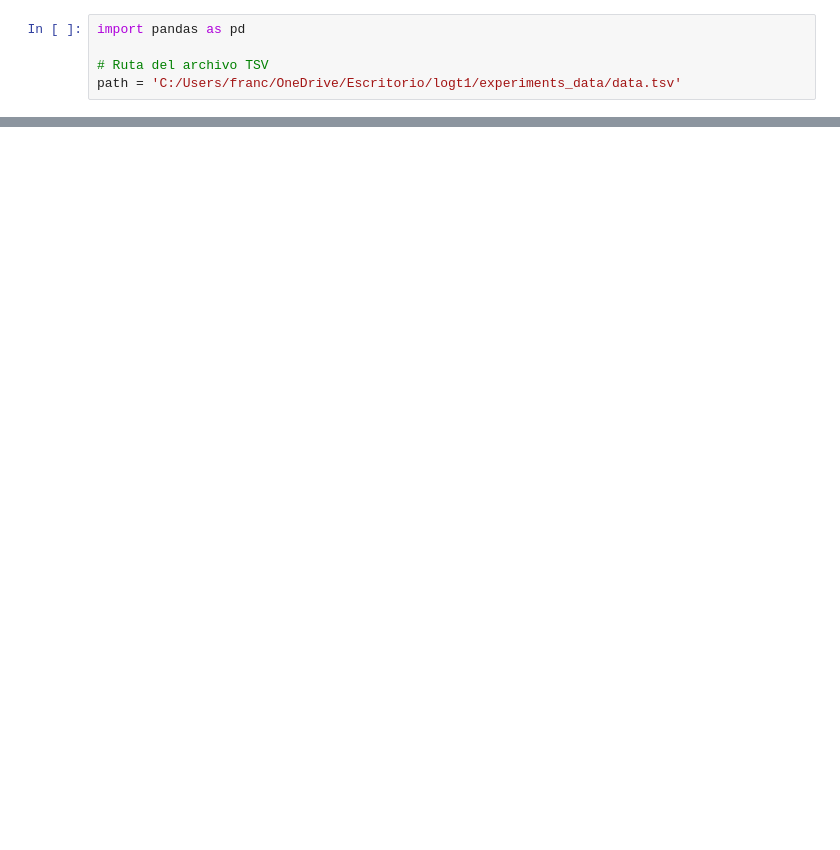
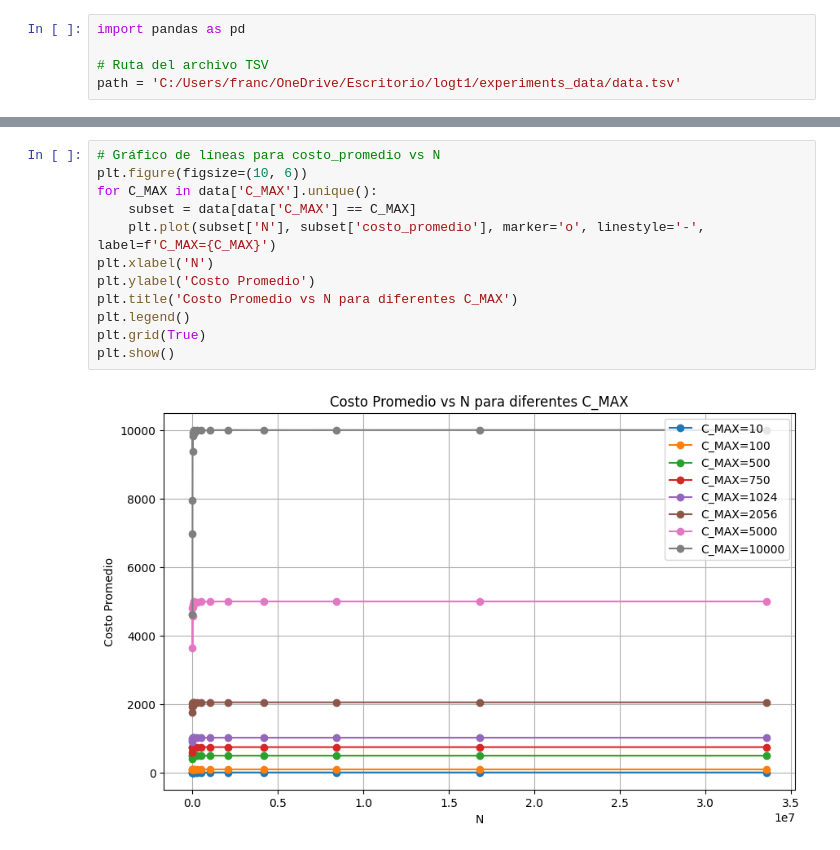
Before and after one commit to FranciscaOrtegaG/logt1, a Jupyter notebook: graficos.ipynb, the cells around one changed output, grey strips where cells are left out. Saved outputs shown, nothing was run; the diff lists cells and outputs as text; blank space fills up the shorter version.

```diff
--- a/graficos.ipynb
+++ b/graficos.ipynb
@@ -91,0 +116,14 @@ for N_value in unique_N_values:
+# %%
+# Gráfico de líneas para costo_promedio vs N
+plt.figure(figsize=(10, 6))
+for C_MAX in data['C_MAX'].unique():
+    subset = data[data['C_MAX'] == C_MAX]
+    plt.plot(subset['N'], subset['costo_promedio'], marker='o', linestyle='-', label=f'C_MAX={C_MAX}')
+plt.xlabel('N')
+plt.ylabel('Costo Promedio')
+plt.title('Costo Promedio vs N para diferentes C_MAX')
+plt.legend()
+plt.grid(True)
+plt.show()
+# %% [output]
+[figure, added]
```
Also changed, not shown: parts of 5 cells of this notebook.
